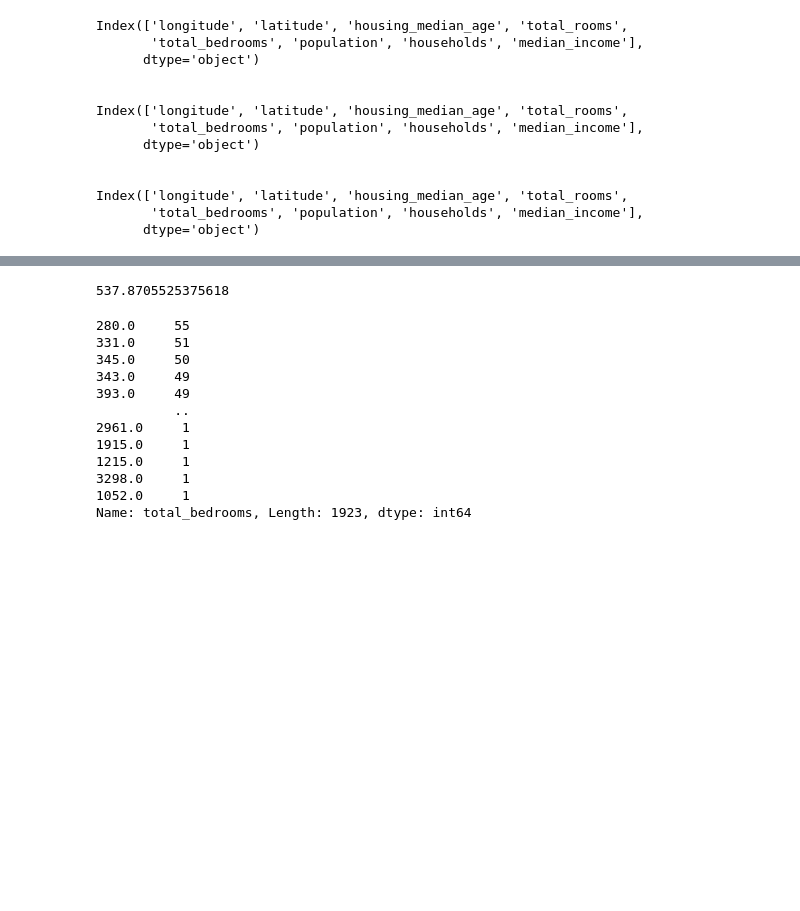
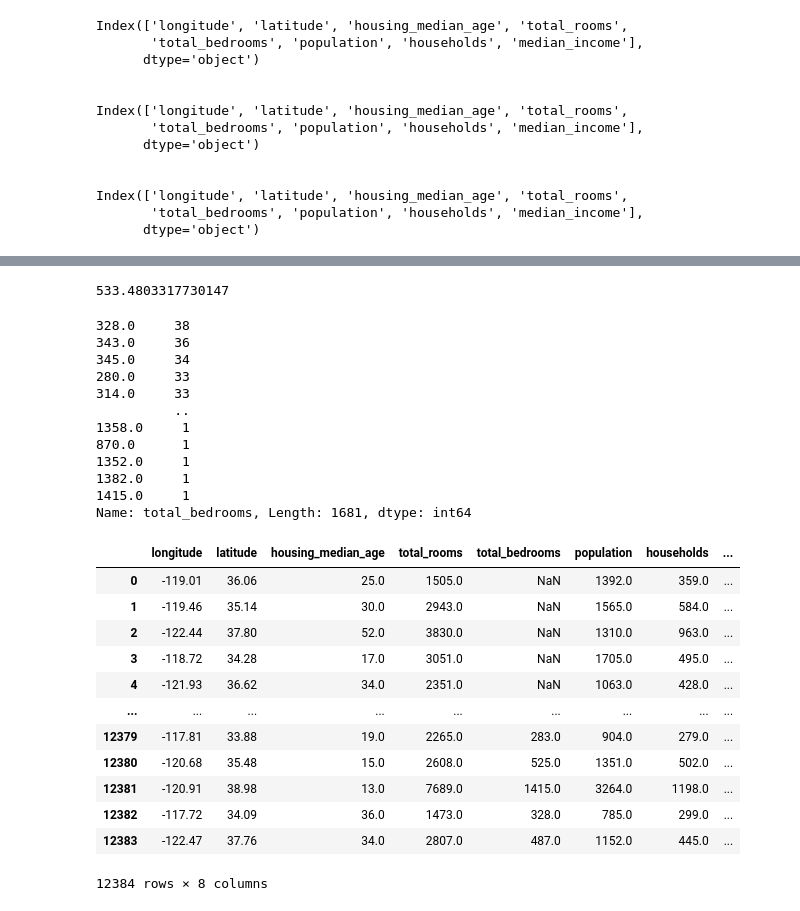
Before and after one commit to Benjamin-Ojo/ml_zoomcamp_code, a Jupyter notebook: chapter 2 - car_price_predictor/houring_price_homework.ipynb, the cells around one changed output, grey strips where cells are left out. Cells and saved outputs as stored; diff of their text form; code cells hidden in the pictures; blank space fills up the shorter version.

```diff
--- a/chapter 2 - car_price_predictor/houring_price_homework.ipynb
+++ b/chapter 2 - car_price_predictor/houring_price_homework.ipynb
@@ -130,9 +130,9 @@ array([20046,  3024, 15663, 20484,  9814, 13311,  7113,  7668, 18246,
         5723])
 # %%
 # Dividing the dataset using iloc
-house_training = house.iloc[idx[:n_training]]
-house_val = house.iloc[idx[n_training : n_val + n_training]]
-house_testing = house.iloc[idx[n_val + n_training:]]
+house_training = house.iloc[idx[:n_training]].reset_index(drop = True)
+house_val = house.iloc[idx[n_training : n_val + n_training]].reset_index(drop = True)
+house_testing = house.iloc[idx[n_val + n_training:]].reset_index(drop = True)
 
 # Checking each dataset.
 print(house_training.shape)
@@ -206,23 +221,39 @@ dtype: int64
 # %%
 # Mean value missing value.
-house.total_bedrooms.mean()
+house_training.total_bedrooms.mean()
 # %% [output]
-537.8705525375618
+533.4803317730147
 # %%
 # Checking frequency
-house.total_bedrooms.value_counts()
+house_training.total_bedrooms.value_counts()
 # %% [output]
-280.0     55
-331.0     51
-345.0     50
-343.0     49
-393.0     49
+328.0     38
+343.0     36
+345.0     34
+280.0     33
+314.0     33
           ..
-2961.0     1
-1915.0     1
-1215.0     1
-3298.0     1
-1052.0     1
-Name: total_bedrooms, Length: 1923, dtype: int64
+1358.0     1
+870.0      1
+1352.0     1
+1382.0     1
+1415.0     1
+Name: total_bedrooms, Length: 1681, dtype: int64
+# %%
+house_training
+# %% [output]
+|  | longitude | latitude | housing_median_age | total_rooms | total_bedrooms | population | households | ... |
+| 0 | -119.01 | 36.06 | 25.0 | 1505.0 | NaN | 1392.0 | 359.0 | ... |
+| 1 | -119.46 | 35.14 | 30.0 | 2943.0 | NaN | 1565.0 | 584.0 | ... |
+| 2 | -122.44 | 37.80 | 52.0 | 3830.0 | NaN | 1310.0 | 963.0 | ... |
+| 3 | -118.72 | 34.28 | 17.0 | 3051.0 | NaN | 1705.0 | 495.0 | ... |
+| 4 | -121.93 | 36.62 | 34.0 | 2351.0 | NaN | 1063.0 | 428.0 | ... |
+| ... | ... | ... | ... | ... | ... | ... | ... | ... |
+| 12379 | -117.81 | 33.88 | 19.0 | 2265.0 | 283.0 | 904.0 | 279.0 | ... |
+| 12380 | -120.68 | 35.48 | 15.0 | 2608.0 | 525.0 | 1351.0 | 502.0 | ... |
+| 12381 | -120.91 | 38.98 | 13.0 | 7689.0 | 1415.0 | 3264.0 | 1198.0 | ... |
+| 12382 | -117.72 | 34.09 | 36.0 | 1473.0 | 328.0 | 785.0 | 299.0 | ... |
+| 12383 | -122.47 | 37.76 | 34.0 | 2807.0 | 487.0 | 1152.0 | 445.0 | ... |
+12384 rows × 8 columns
 # %%
 # filling null with mean
```
Also changed, not shown: parts of 15 cells of this notebook, 1 other file.
